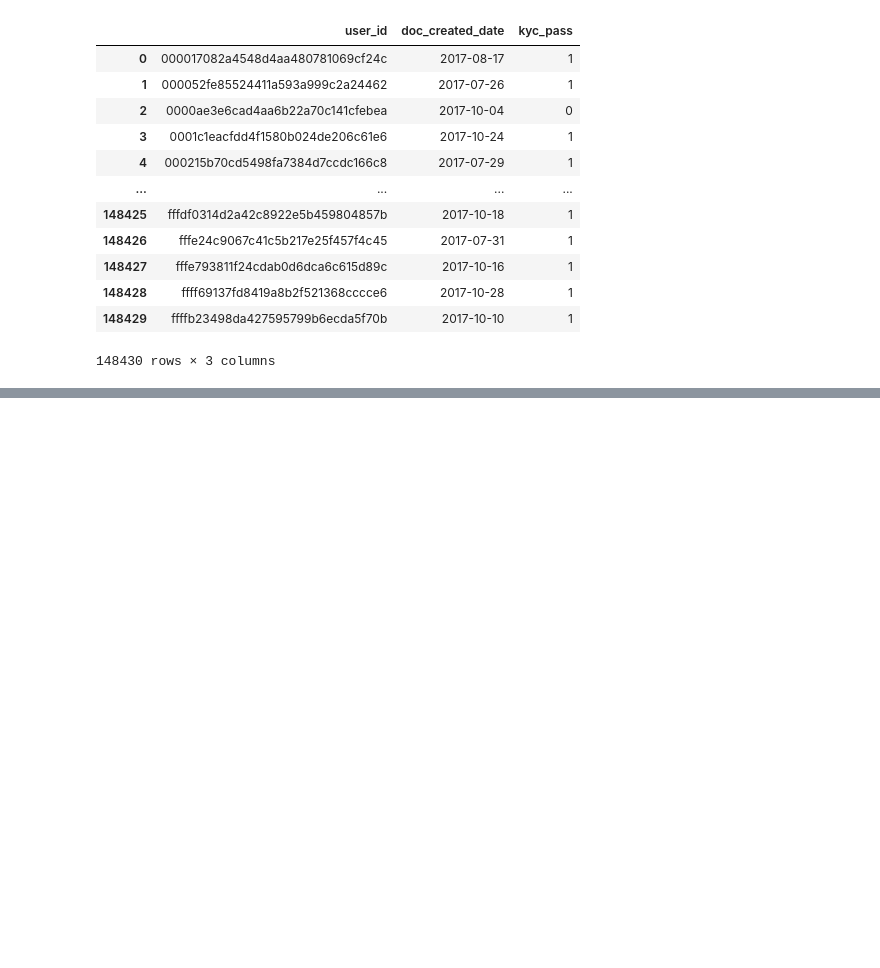
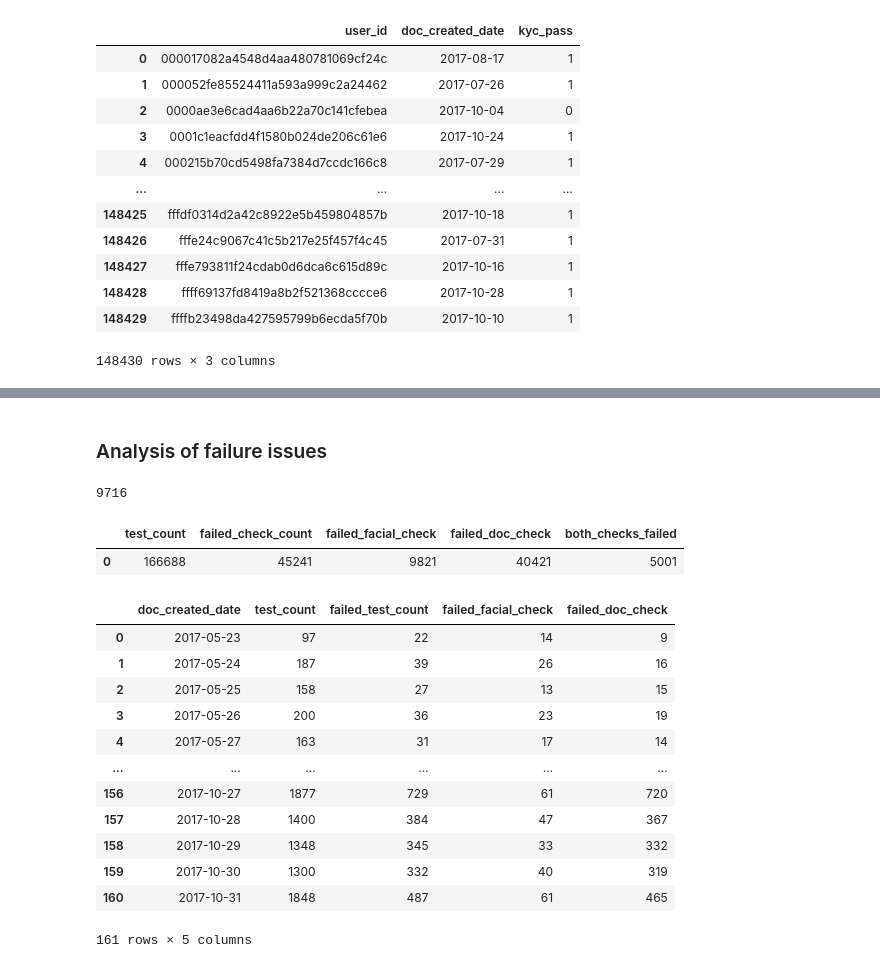
Before and after one commit to LaszloCodes/kyc_analysis, a Jupyter notebook: kyc_analysis.ipynb, the cells around one changed output, grey strips where cells are left out. Cells and saved outputs as stored; diff of their text form; code cells hidden in the pictures; blank space fills up the shorter version.

Commit message:
Analysis of kyc failure

```diff
--- a/kyc_analysis.ipynb
+++ b/kyc_analysis.ipynb
@@ -762,0 +709,8 @@ multiple_tries[multiple_tries['user_id_count']==5].sort_values(by=['user_id','nu
+# %%
+# Create a copy of the original DF to avoid warnings
+multiple_tries = multiple_tries.copy()
+
+# Option to visualise it over time - add a column for unneccassary checks
+multiple_tries.loc[:,'previous_kyc'] = multiple_tries.groupby('user_id')['kyc_pass'].shift(1)
+
+multiple_tries.loc[:,'has_previous_pass'] = multiple_tries.groupby('user_id')['previous_kyc'].cummax()
@@ -762,0 +761,10 @@ multiple_tries[multiple_tries['user_id_count']==5].sort_values(by=['user_id','nu
+# %% [markdown]
+### Analysis of failure issues
+# %%
+# Only consider the relevant subset of
+required_tests = combined_check_results[~combined_check_results['attempt_id'].isin(multiple_tries[multiple_tries['neccessary_check']==0]['attempt_id'])]
+# %%
+# Check filtering result
+len(combined_check_results) - len(required_tests)
+# %% [output]
+9716
@@ -763,2 +783,32 @@ multiple_tries[multiple_tries['user_id_count']==5].sort_values(by=['user_id','nu
+# %%
+# Test level data
+kyc_analysis_df
+# %% [output]
+|  | test_count | failed_check_count | failed_facial_check | failed_doc_check | both_checks_failed |
+| 0 | 166688 | 45241 | 9821 | 40421 | 5001 |
+# %%
+# Show data over time
+kyc_analysis_test = required_tests.groupby('doc_created_date').agg(
+    test_count=('user_id','count'),
+    failed_test_count=('kyc_pass',lambda x: (x==0).sum()),
+    failed_facial_check = ('facial_fail', lambda x: (x==1).sum()),
+    failed_doc_check = ('doc_fail', lambda x: (x==1).sum()),
+).reset_index()
+# %%
+kyc_analysis_test
+# %% [output]
+|  | doc_created_date | test_count | failed_test_count | failed_facial_check | failed_doc_check |
+| 0 | 2017-05-23 | 97 | 22 | 14 | 9 |
+| 1 | 2017-05-24 | 187 | 39 | 26 | 16 |
+| 2 | 2017-05-25 | 158 | 27 | 13 | 15 |
+| 3 | 2017-05-26 | 200 | 36 | 23 | 19 |
+| 4 | 2017-05-27 | 163 | 31 | 17 | 14 |
+| ... | ... | ... | ... | ... | ... |
+| 156 | 2017-10-27 | 1877 | 729 | 61 | 720 |
+| 157 | 2017-10-28 | 1400 | 384 | 47 | 367 |
+| 158 | 2017-10-29 | 1348 | 345 | 33 | 332 |
+| 159 | 2017-10-30 | 1300 | 332 | 40 | 319 |
+| 160 | 2017-10-31 | 1848 | 487 | 61 | 465 |
+161 rows × 5 columns
 # %%
 combined_check_results.loc[168513]
```
Also changed, not shown: parts of 71 cells of this notebook.
